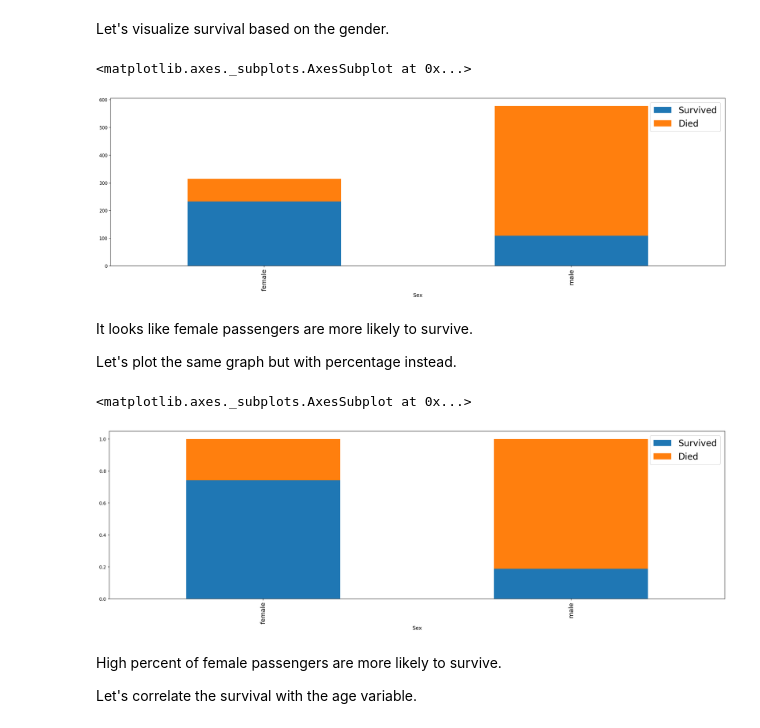
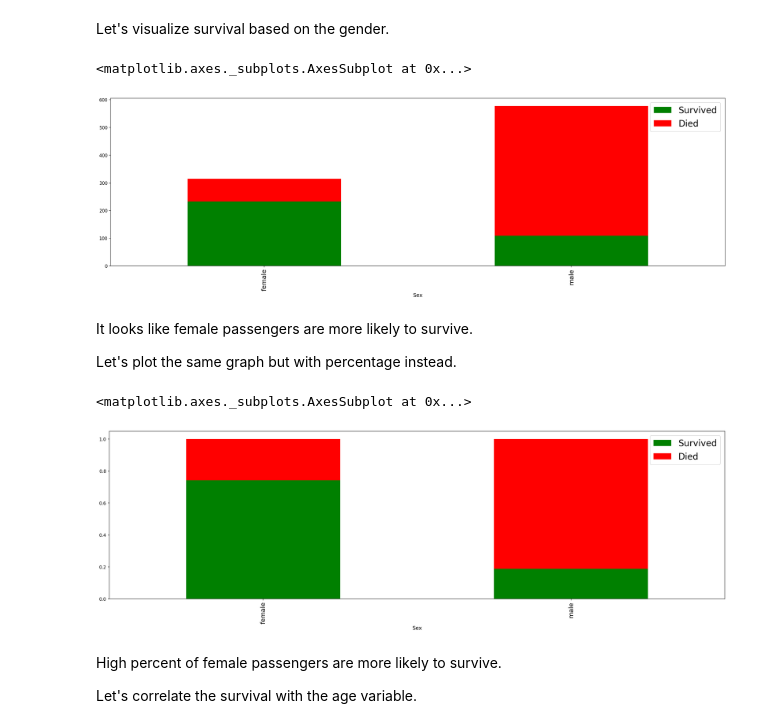
Before and after one commit to xuxiufeng/Titanic-Machine_Learning_from_Disaster, a Jupyter notebook: Titanic_Machine_Learning_from_Disaster.ipynb, the cells around one changed output. Saved outputs shown, nothing was run; the diff lists cells and outputs as text; code cells hidden in the pictures.

```diff
--- a/Titanic_Machine_Learning_from_Disaster.ipynb
+++ b/Titanic_Machine_Learning_from_Disaster.ipynb
@@ -99,19 +99,19 @@ data.head()
 # %% [markdown]
 Let's visualize survival based on the gender.
 # %%
-data.groupby('Sex').agg('sum')[['Survived', 'Died']].plot(kind='bar', figsize=(25, 7),stacked=True)
+data.groupby('Sex').agg('sum')[['Survived', 'Died']].plot(kind='bar', figsize=(25, 7),stacked=True, color=['green', 'red'])
 # %% [output]
 <matplotlib.axes._subplots.AxesSubplot at 0x...>
-[figure, old version]
+[figure, new version]
 # %% [markdown]
 It looks like female passengers are more likely to survive.
 
 Let's plot the same graph but with percentage instead.
 # %%
-data.groupby('Sex').agg('mean')[['Survived', 'Died']].plot(kind='bar', figsize=(25, 7),stacked=True)
+data.groupby('Sex').agg('mean')[['Survived', 'Died']].plot(kind='bar', figsize=(25, 7),stacked=True, color=['green', 'red'])
 # %% [output]
 <matplotlib.axes._subplots.AxesSubplot at 0x...>
-[figure, old version]
+[figure, new version]
 # %% [markdown]
 High percent of female passengers are more likely to survive.
 
```
Also changed, not shown: parts of 28 cells of this notebook.
